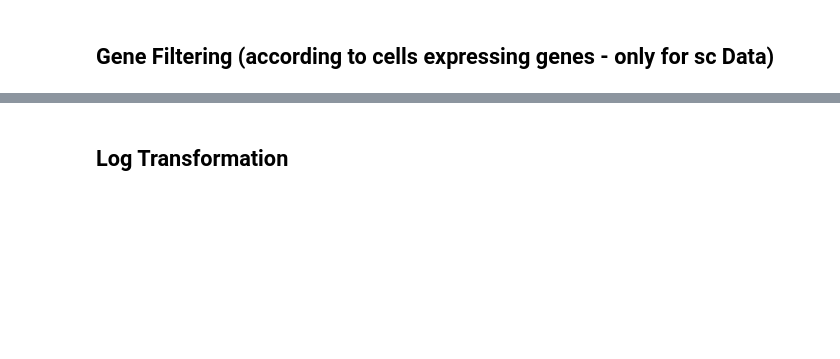
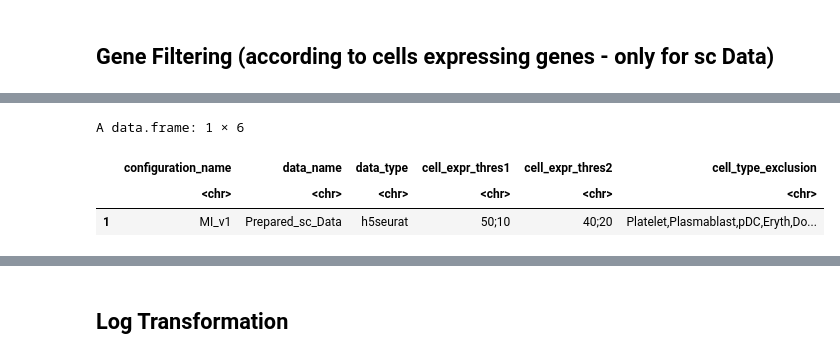
Before and after one commit to heiniglab/mofa_workflow, a Jupyter notebook: scripts/02_Integrate_and_Normalize_Data_Sources.ipynb, the cells around one changed output, grey strips where cells are left out. Saved outputs shown, nothing was run; the diff lists cells and outputs as text; code cells hidden in the pictures; blank space fills up the shorter version.

```diff
--- a/scripts/02_Integrate_and_Normalize_Data_Sources.ipynb
+++ b/scripts/02_Integrate_and_Normalize_Data_Sources.ipynb
@@ -353,2 +401,9 @@ A data.frame: 2 × 5
+# %%
+sc_configs
+# %% [output]
+A data.frame: 1 × 6
+|  | configuration_name | data_name | data_type | cell_expr_thres1 | cell_expr_thres2 | cell_type_exclusion |
+|  | <chr> | <chr> | <chr> | <chr> | <chr> | <chr> |
+| 1 | MI_v1 | Prepared_sc_Data | h5seurat | 50;10 | 40;20 | Platelet,Plasmablast,pDC,Eryth,Do... |
 # %%
 if(nrow(sc_configs) > 0){
```
Also changed, not shown: parts of 40 cells of this notebook, 5 other files.
